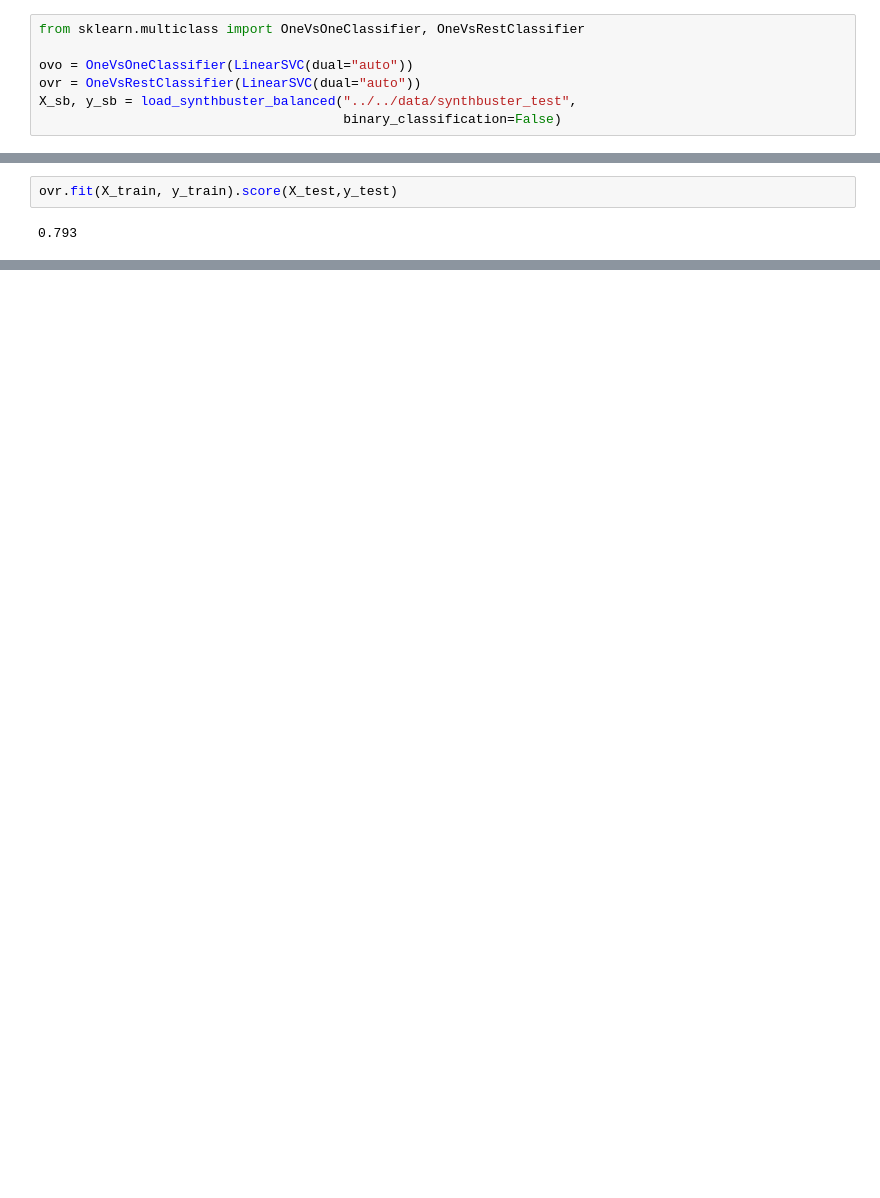
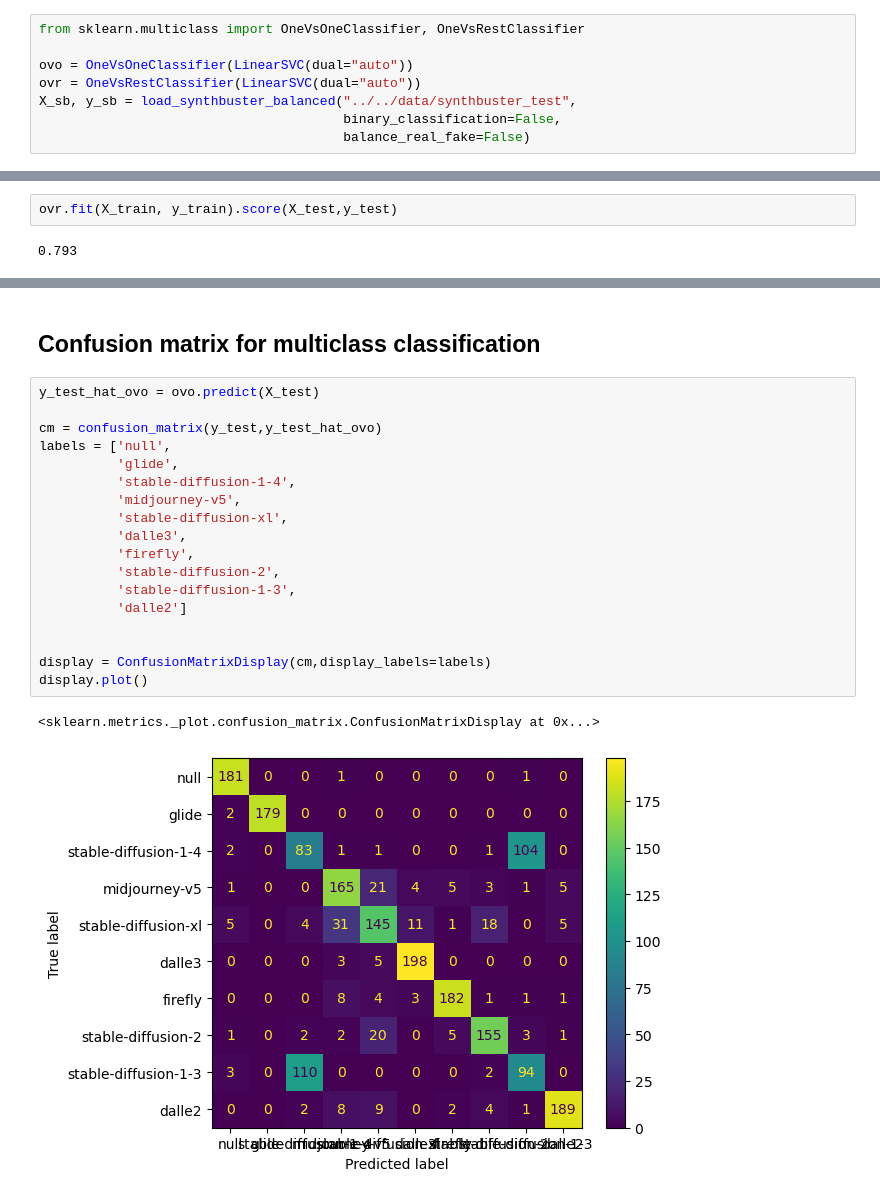
Before and after one commit to LucasSLD/generated_image_detection, a Jupyter notebook: src/notebooks/train_holistic.ipynb, the cells around one changed output, grey strips where cells are left out. Drawn from its saved outputs; the diff is of its cells as text; blank space fills up the shorter version.

```diff
--- a/src/notebooks/train_holistic.ipynb
+++ b/src/notebooks/train_holistic.ipynb
@@ -113,5 +118,6 @@ from sklearn.multiclass import OneVsOneClassifier, OneVsRestClassifier
 ovo = OneVsOneClassifier(LinearSVC(dual="auto"))
 ovr = OneVsRestClassifier(LinearSVC(dual="auto"))
 X_sb, y_sb = load_synthbuster_balanced("../../data/synthbuster_test",
-                                       binary_classification=False)
+                                       binary_classification=False,
+                                       balance_real_fake=False)
 # %%
@@ -130,0 +255,23 @@ ovr.fit(X_train, y_train).score(X_test,y_test)
+# %% [markdown]
+## Confusion matrix for multiclass classification
+# %%
+y_test_hat_ovo = ovo.predict(X_test)
+
+cm = confusion_matrix(y_test,y_test_hat_ovo)
+labels = ['null',
+          'glide',
+          'stable-diffusion-1-4',
+          'midjourney-v5',
+          'stable-diffusion-xl',
+          'dalle3',
+          'firefly',
+          'stable-diffusion-2',
+          'stable-diffusion-1-3',
+          'dalle2']
+
+
+display = ConfusionMatrixDisplay(cm,display_labels=labels)
+display.plot()
+# %% [output]
+<sklearn.metrics._plot.confusion_matrix.ConfusionMatrixDisplay at 0x...>
+[figure, added]
```
Also changed, not shown: parts of 21 cells of this notebook.
